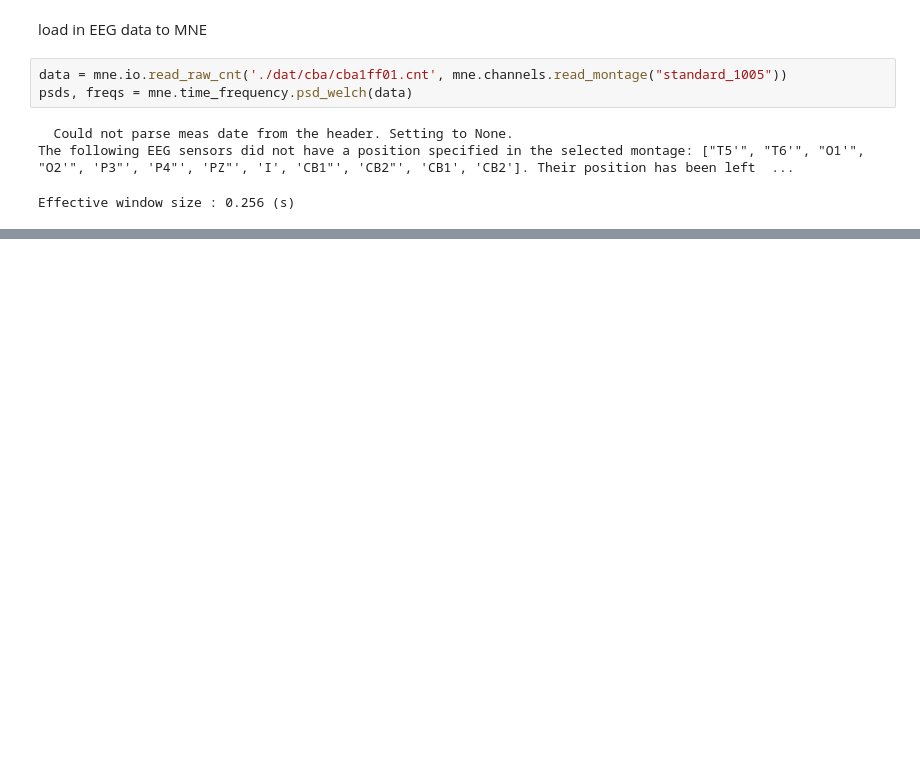
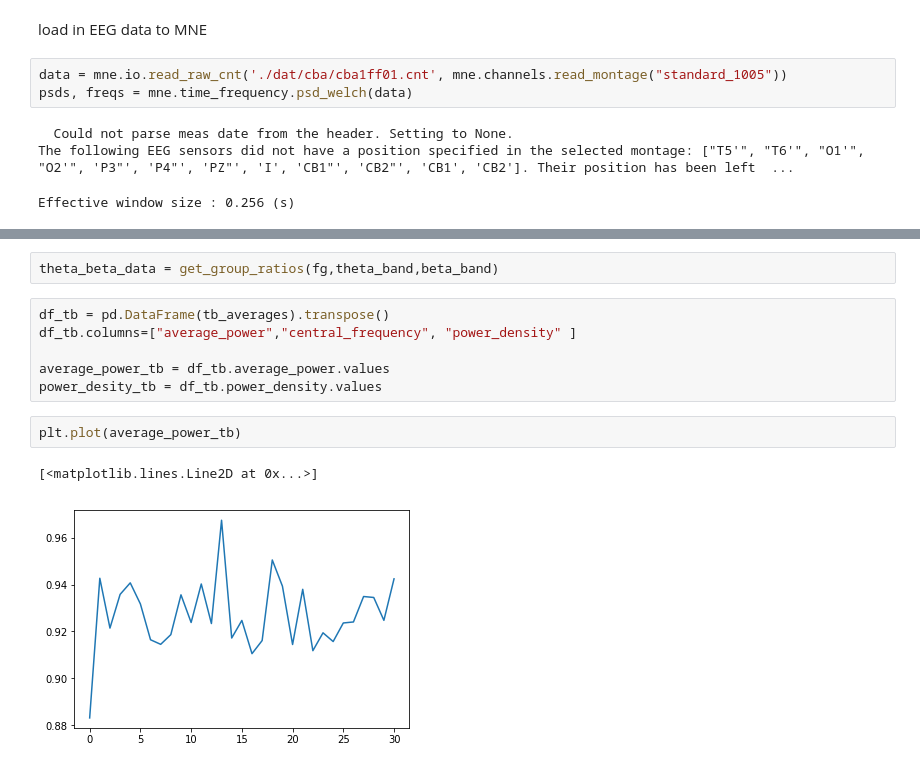
Before and after one commit to voytekresearch/BandRatios, a Jupyter notebook: Slope-Investigation-Real-Data.ipynb, the cells around one changed output, grey strips where cells are left out. Drawn from its saved outputs; the diff is of its cells as text; blank space fills up the shorter version.

```diff
--- a/Slope-Investigation-Real-Data.ipynb
+++ b/Slope-Investigation-Real-Data.ipynb
@@ -90,0 +67,13 @@ fm.plot()
+# %%
+theta_beta_data = get_group_ratios(fg,theta_band,beta_band)
+# %%
+df_tb = pd.DataFrame(tb_averages).transpose()
+df_tb.columns=["average_power","central_frequency", "power_density" ]
+
+average_power_tb = df_tb.average_power.values
+power_desity_tb = df_tb.power_density.values
+# %%
+plt.plot(average_power_tb)
+# %% [output]
+[<matplotlib.lines.Line2D at 0x...>]
+[figure, added]
```
Also changed, not shown: parts of 9 cells of this notebook, 16 other files.
